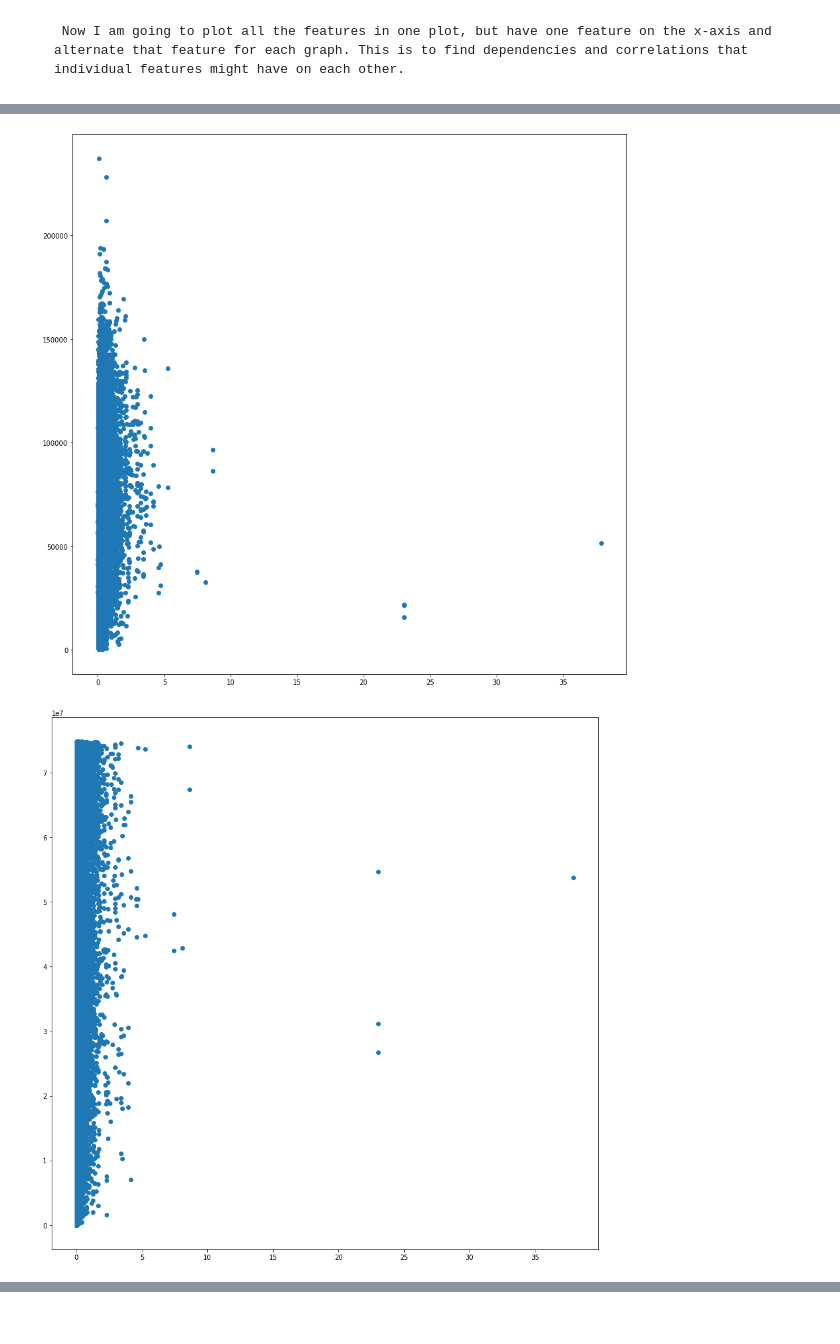
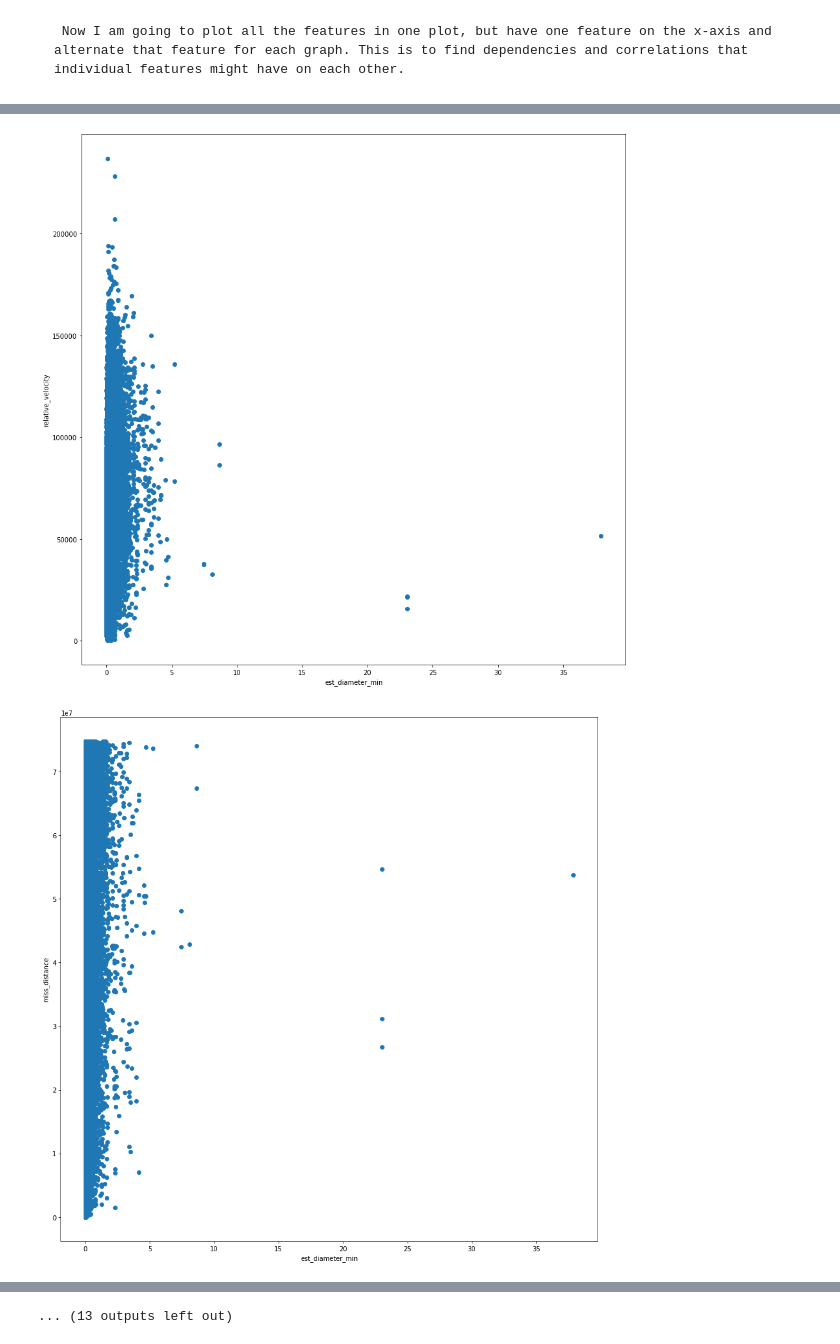
Before and after one commit to Computer-Talkers/nasa-tracked-objects, a Jupyter notebook: akshar.ipynb, the cells around one changed output, grey strips where cells are left out. Saved outputs shown, nothing was run; the diff lists cells and outputs as text; code cells hidden in the pictures.

```diff
--- a/akshar.ipynb
+++ b/akshar.ipynb
@@ -54,7 +50,11 @@ for i in range(5):
 # %%
-for i in range(5):
-    if (i!=0):
-        plt.figure(figsize = (15, 15))
-        plt.scatter(NNO.iloc[:,0], NNO.iloc[:,i])
-        plt.show()
+for j in range(5):
+    print("=======================\n+++++++++++++++++++++++\n" + NNO.columns[j] + "\n+++++++++++++++++++++++\n=======================")
+    for i in range(5):
+        if (i!=j):
+            plt.figure(figsize = (15, 15))
+            plt.scatter(NNO.iloc[:,j], NNO.iloc[:,i])
+            plt.xlabel(NNO.columns[j])
+            plt.ylabel(NNO.columns[i])
+            plt.show()
 # %% [output]
@@ -62,2 +67,2 @@ for i in range(5):
-[figure, old version]
+[figure, new version]
-[figure, old version]
+[figure, new version]
@@ -64,0 +85 @@ for i in range(5):
+... (13 outputs left out)
```
Also changed, not shown: parts of 4 cells of this notebook.
